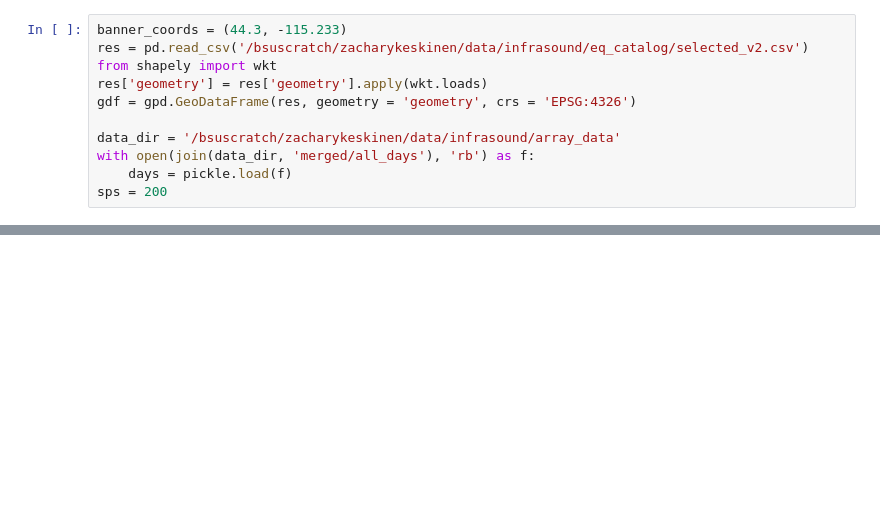
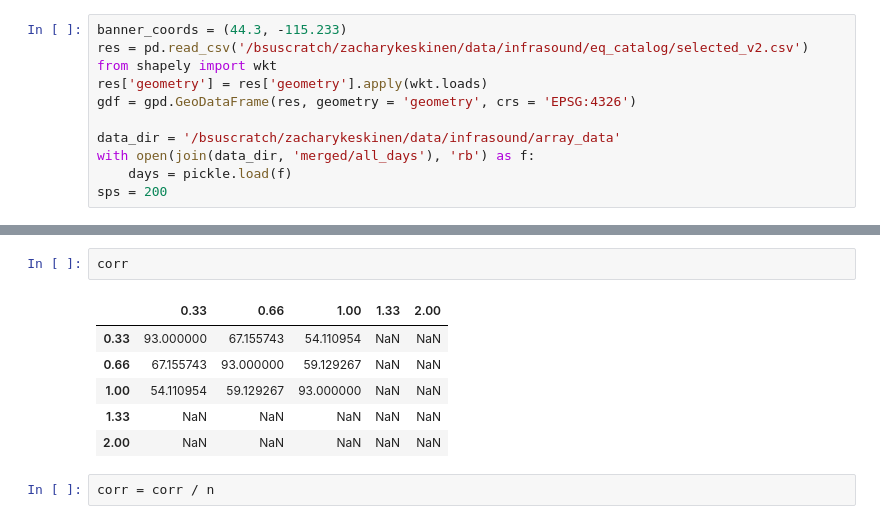
Before and after one commit to ZachHoppinen/infrasound-snow-attenuation, a Jupyter notebook: src/eq_analysis/pearson_r.ipynb, the cells around one changed output, grey strips where cells are left out. Drawn from its saved outputs; the diff is of its cells as text; blank space fills up the shorter version.

```diff
--- a/src/eq_analysis/pearson_r.ipynb
+++ b/src/eq_analysis/pearson_r.ipynb
@@ -36 +45,12 @@ for i, r in res[res.selected == 1].iterrows():
+# %%
+corr
+# %% [output]
+|  | 0.33 | 0.66 | 1.00 | 1.33 | 2.00 |
+| 0.33 | 93.000000 | 67.155743 | 54.110954 | NaN | NaN |
+| 0.66 | 67.155743 | 93.000000 | 59.129267 | NaN | NaN |
+| 1.00 | 54.110954 | 59.129267 | 93.000000 | NaN | NaN |
+| 1.33 | NaN | NaN | NaN | NaN | NaN |
+| 2.00 | NaN | NaN | NaN | NaN | NaN |
+# %%
+corr = corr / n
 # %%
```
Also changed, not shown: parts of 5 cells of this notebook.
